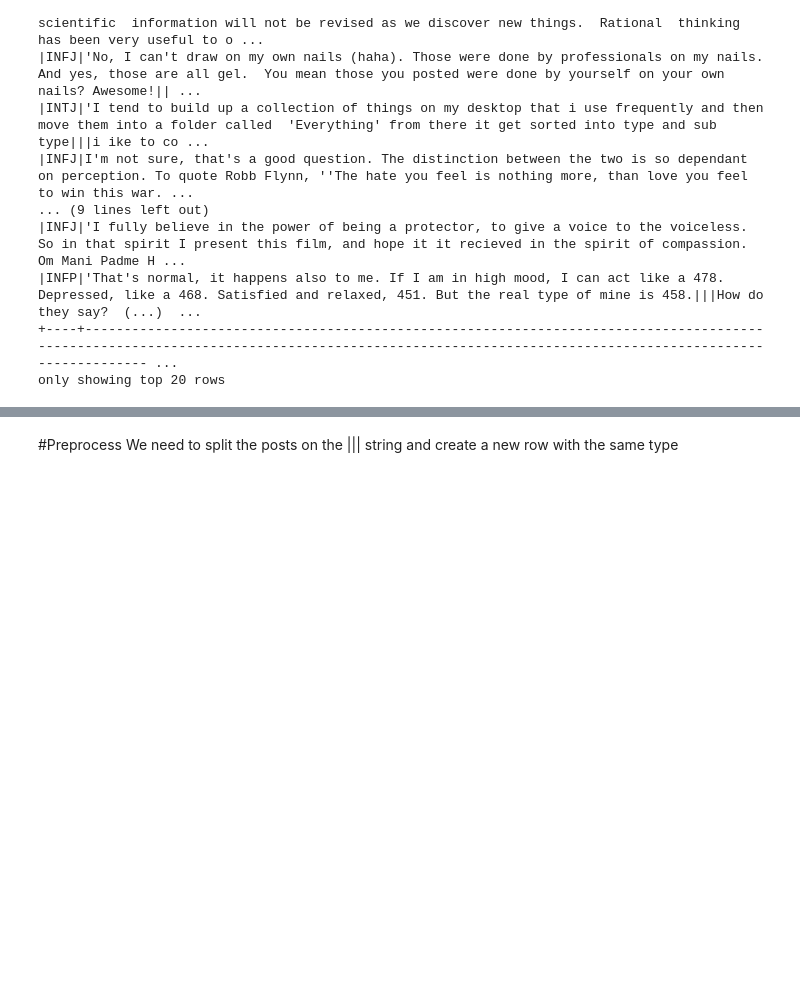
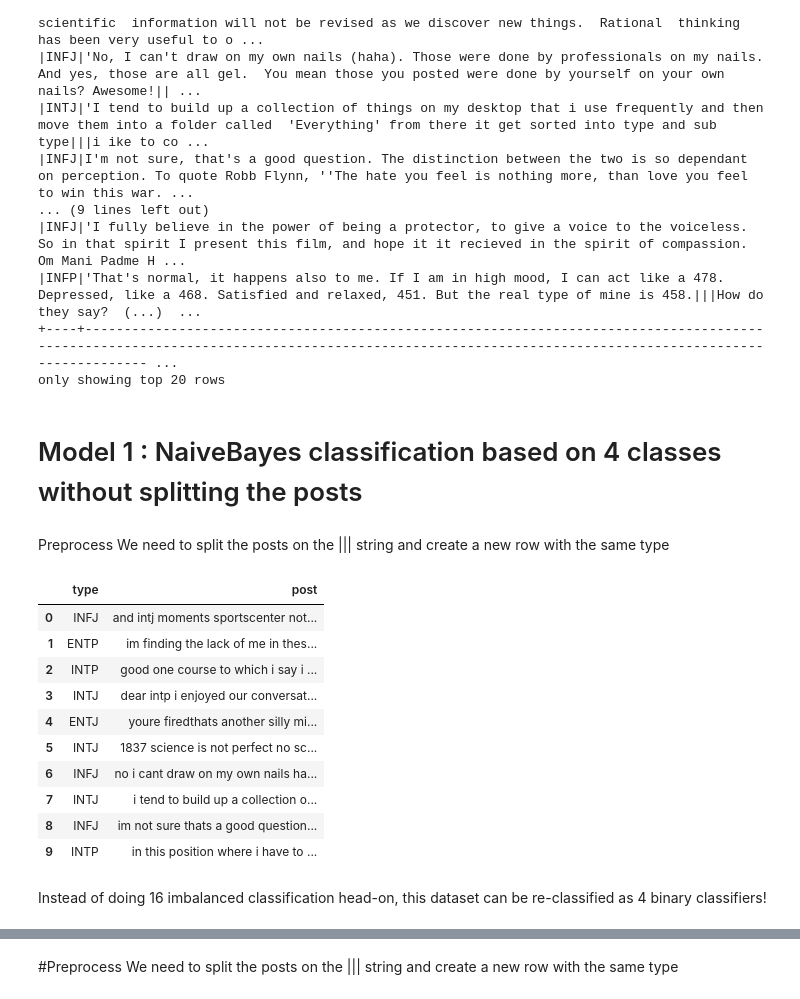
Before and after one commit to yingfeng916/MBTI-Personality-Predictor, a Jupyter notebook: MBTI_personality.ipynb, the cells around one changed output, grey strips where cells are left out. Saved outputs shown, nothing was run; the diff lists cells and outputs as text; code cells hidden in the pictures; blank space fills up the shorter version.

```diff
--- a/MBTI_personality.ipynb
+++ b/MBTI_personality.ipynb
@@ -50,3 +48,70 @@ df.show(truncate=False)
 |INFP|'That's normal, it happens also to me. If I am in high mood, I can act like a 478. Depressed, like a 468. Satisfied and relaxed, 451. But the real type of mine is 458.|||How do they say?  (...)  ...
 +----+-------------------------------------------------------------------------------------------------------------------------------------------------------------------------------------------------- ...
 only showing top 20 rows
+# %% [markdown]
+# Model 1 : NaiveBayes classification based on 4 classes without splitting the posts
+# %%
+import pandas as pd
+pdf=df.toPandas()
+# %% [markdown]
+Preprocess
+We need to split the posts on the ||| string and create a new row with the same type
+# %%
+import numpy as np
+import re
+import string
+# outfilename = 'mbti_preprocessed.csv'
+newrows = []
+
+def filter_text(post):
+    """Decide whether or not we want to use the post."""
+    # should remove link only posts here
+    return len(post) > 0
+
+reg_punc = re.compile('[%s]' % re.escape(string.punctuation))
+def preprocess_text(post):
+    """Remove any junk we don't want to use in the post."""
+
+    # Remove links
+    post = re.sub(r'http\S+', '', post, flags=re.MULTILINE)
+
+    # All lowercase
+    post  = post.lower()
+
+    # Remove puncutation
+    post = reg_punc.sub('', post)
+
+    return post
+
+def create_new_rows(row):
+    posts = row['posts']
+    rows = []
+
+    # for p in posts:
+    p = preprocess_text(posts)
+    rows.append({'type': row['type'], 'post': p})
+    return rows
+
+for index, row in pdf.iterrows():
+  newrows += create_new_rows(row)
+
+pdf = pd.DataFrame(newrows)
+# unique = pdf.groupby('type').nunique()
+# print('{} rows'.format(pdf.shape[0]))
+
+# Preview the data
+pdf.head(10)
+# %% [output]
+|  | type | post |
+| 0 | INFJ | and intj moments sportscenter not... |
+| 1 | ENTP | im finding the lack of me in thes... |
+| 2 | INTP | good one course to which i say i ... |
+| 3 | INTJ | dear intp i enjoyed our conversat... |
+| 4 | ENTJ | youre firedthats another silly mi... |
+| 5 | INTJ | 1837 science is not perfect no sc... |
+| 6 | INFJ | no i cant draw on my own nails ha... |
+| 7 | INTJ | i tend to build up a collection o... |
+| 8 | INFJ | im not sure thats a good question... |
+| 9 | INTP | in this position where i have to ... |
+# %% [markdown]
+Instead of doing 16 imbalanced classification head-on, this dataset can be re-classified as 4 binary classifiers!
```
Also changed, not shown: parts of 55 cells of this notebook, 1 other file.
